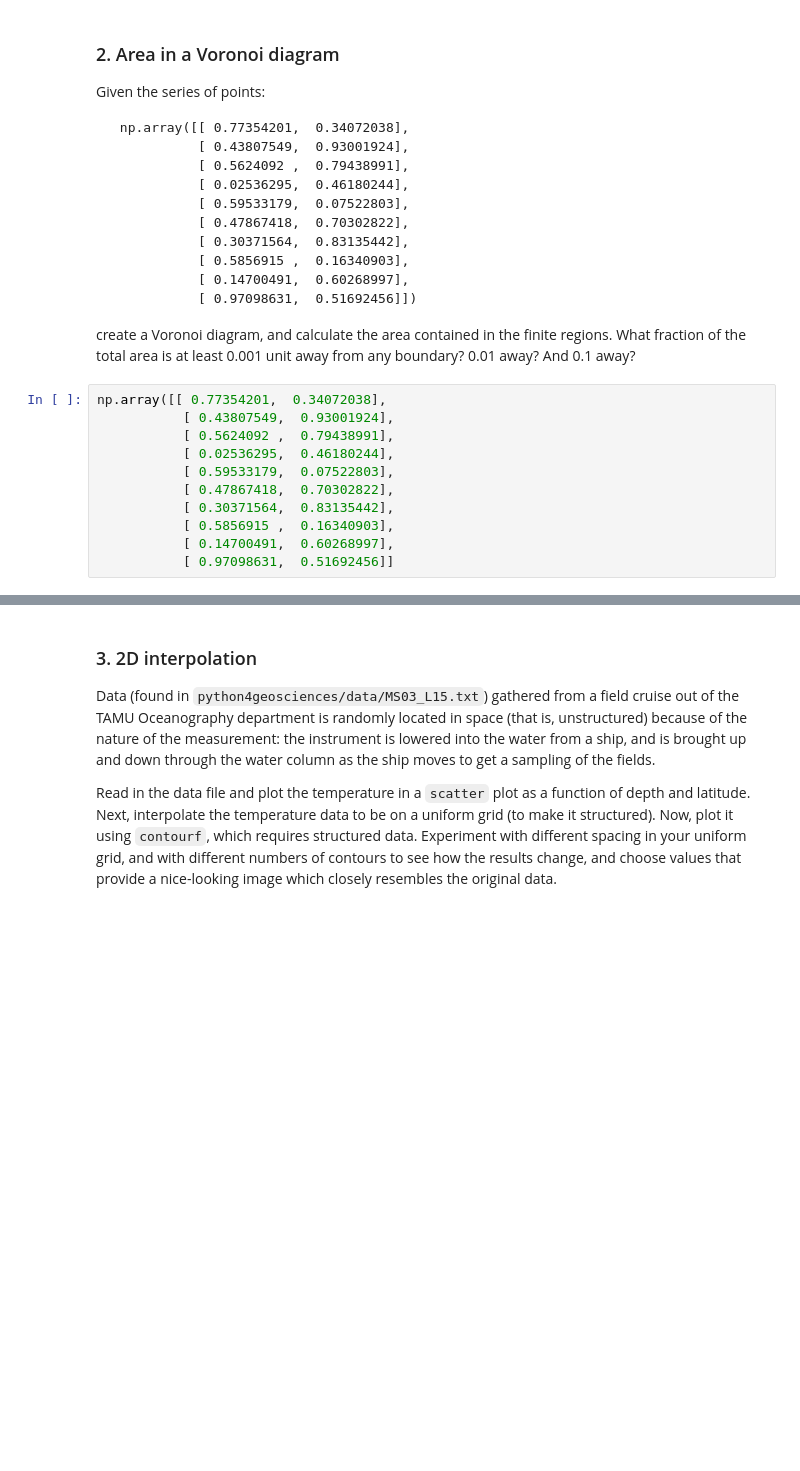
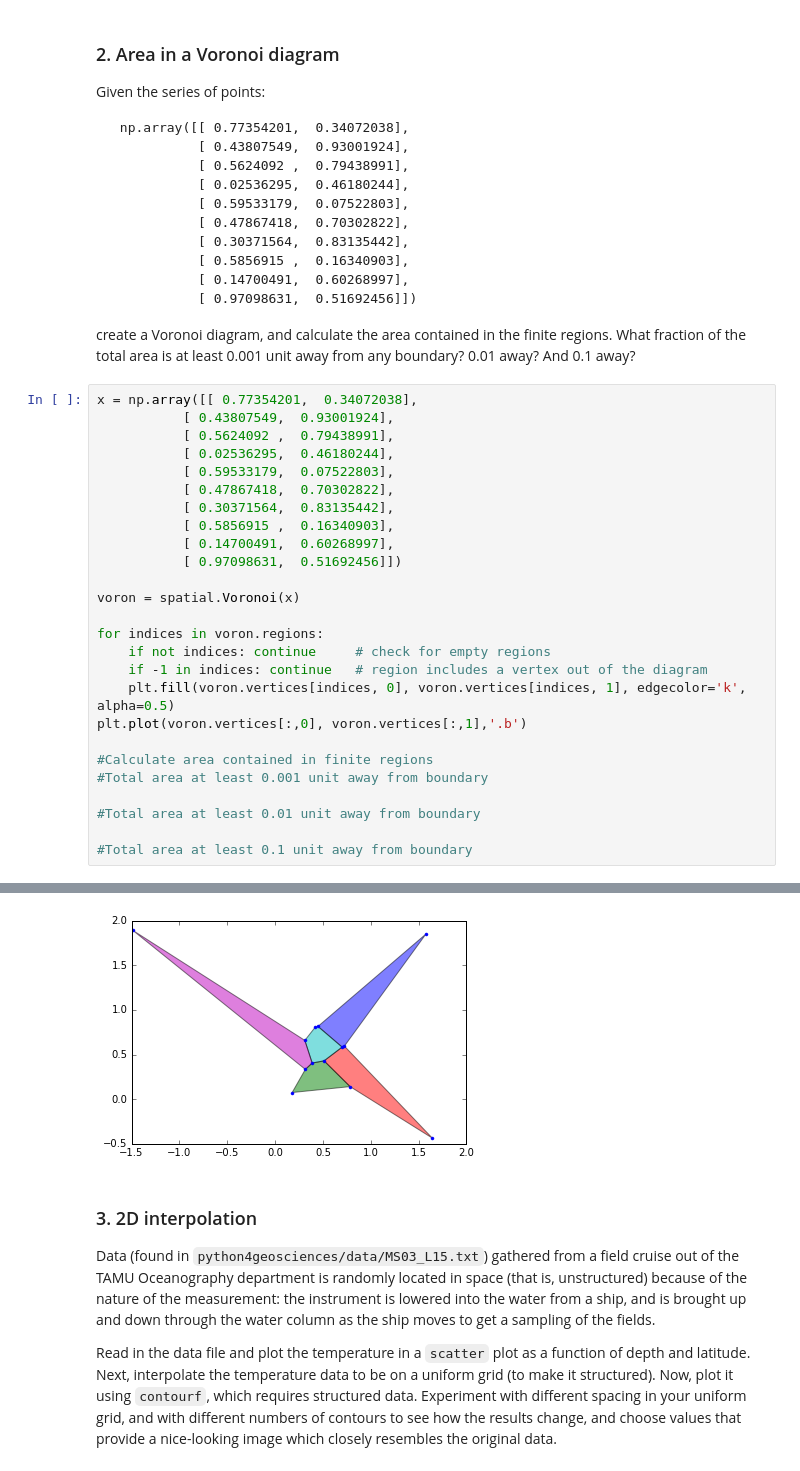
Before and after one commit to mschoemann272/python4geosciences-hw, a Jupyter notebook: hw05_Mackenzie_Schoemann.ipynb, the cells around one changed output, grey strips where cells are left out. Cells and saved outputs as stored; diff of their text form; blank space fills up the shorter version.

```diff
--- a/hw05_Mackenzie_Schoemann.ipynb
+++ b/hw05_Mackenzie_Schoemann.ipynb
@@ -67,7 +90,7 @@ Given the series of points:
 
 create a Voronoi diagram, and calculate the area contained in the finite regions. What fraction of the total area is at least 0.001 unit away from any boundary? 0.01 away? And 0.1 away?
 # %%
-np.array([[ 0.77354201,  0.34072038],
+x = np.array([[ 0.77354201,  0.34072038],
            [ 0.43807549,  0.93001924],
            [ 0.5624092 ,  0.79438991],
            [ 0.02536295,  0.46180244],
@@ -76,5 +99,20 @@ np.array([[ 0.77354201,  0.34072038],
            [ 0.30371564,  0.83135442],
            [ 0.5856915 ,  0.16340903],
            [ 0.14700491,  0.60268997],
-           [ 0.97098631,  0.51692456]]
+           [ 0.97098631,  0.51692456]])
+
+voron = spatial.Voronoi(x)
+
+for indices in voron.regions:
+    if not indices: continue     # check for empty regions
+    if -1 in indices: continue   # region includes a vertex out of the diagram
+    plt.fill(voron.vertices[indices, 0], voron.vertices[indices, 1], edgecolor='k', alpha=0.5)
+plt.plot(voron.vertices[:,0], voron.vertices[:,1],'.b')
+
+#Calculate area contained in finite regions
+#Total area at least 0.001 unit away from boundary
+
+#Total area at least 0.01 unit away from boundary
+
+#Total area at least 0.1 unit away from boundary
 # %% [output]
@@ -82,3 +120,4 @@ SyntaxError: unexpected EOF while parsing (<ipython-input-9-1ca4447eae17>, line
+[figure, added]
 # %% [markdown]
 ### 3. 2D interpolation
 
```
Also changed, not shown: parts of 10 cells of this notebook, 2 other files.
